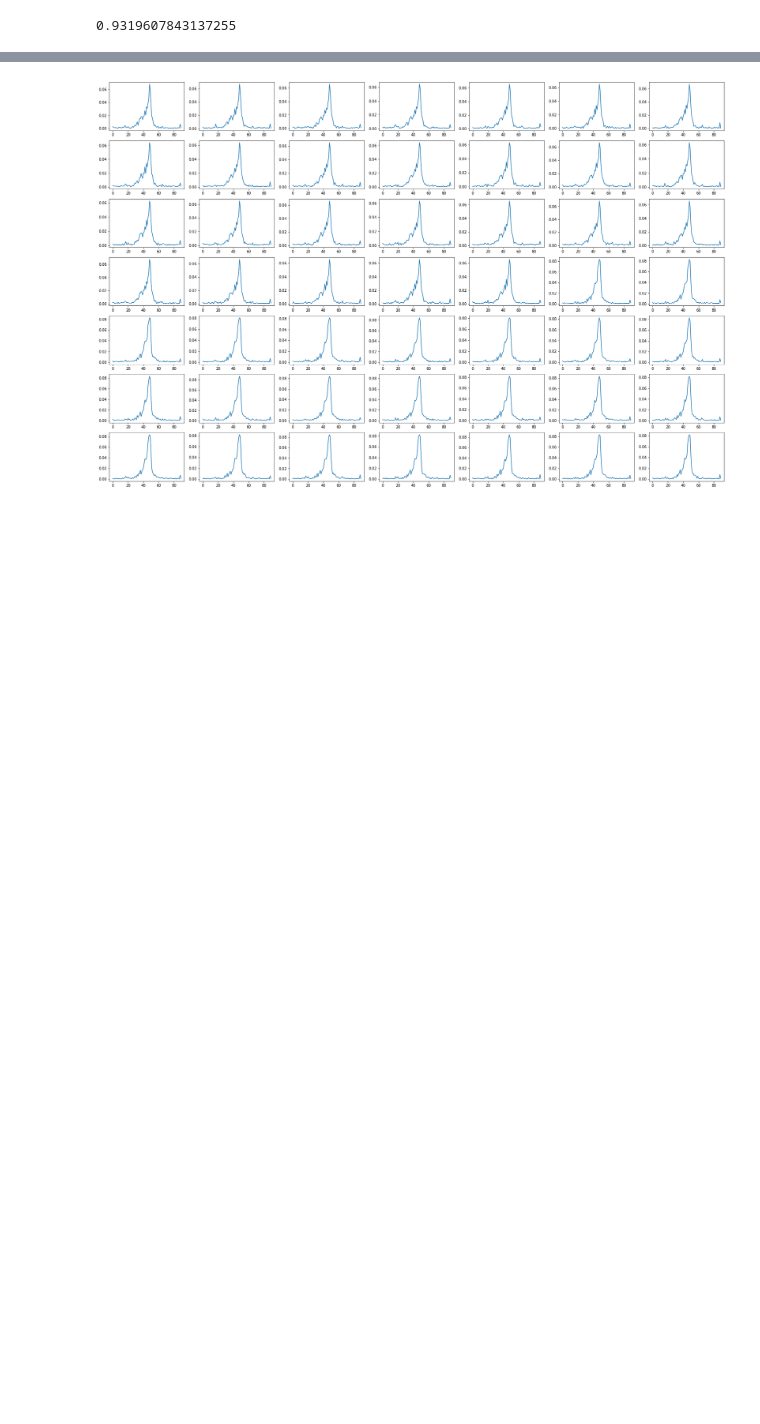
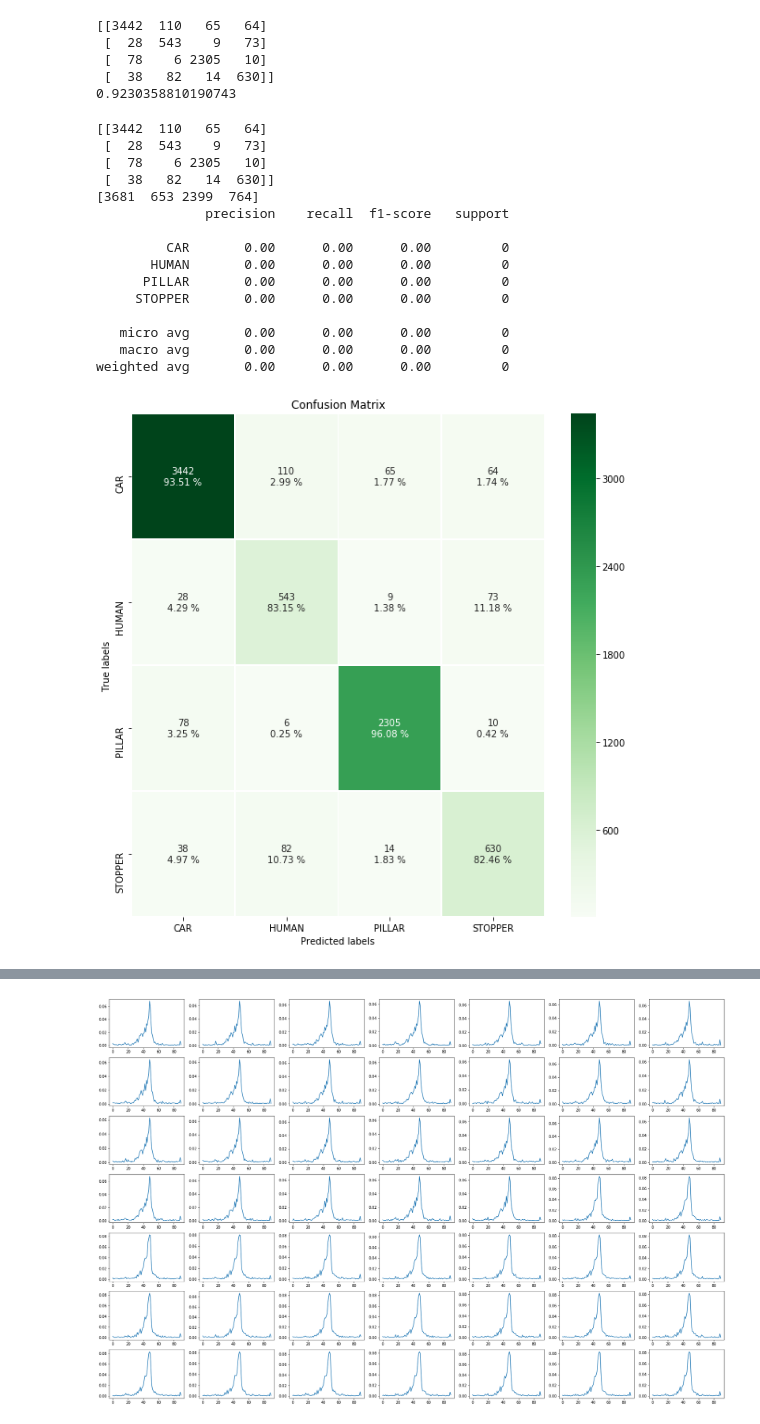
Before and after one commit to KamalByanjankar/MinimizeFeatureVectorUsingPCA, a Jupyter notebook: Implementation_of_ML.ipynb, the cells around one changed output, grey strips where cells are left out. Cells and saved outputs as stored; diff of their text form; code cells hidden in the pictures; blank space fills up the shorter version.

Commit message:
Confusion matrix added

```diff
--- a/Implementation_of_ML.ipynb
+++ b/Implementation_of_ML.ipynb
@@ -63,8 +63,8 @@ stopper_fft = get_fft_set(stopper)
 # %%
 car = car_front_fft + car_back_fft + car_side_fft
 human = human_A_fft + human_B_fft + human_C_fft
-X = car + human + pillar_fft + stopper_fft
-y = len(car)*['Car'] + len(human)*['Human'] + len(pillar_fft)*['Pillar'] + len(stopper_fft)*['Stopper']
+X = car + human + pillar_1_fft + stopper_fft
+y = len(car)*['Car'] + len(human)*['Human'] + len(pillar_1_fft)*['Pillar'] + len(stopper_fft)*['Stopper']
 
 from sklearn.model_selection import train_test_split
 X_train, X_test, y_train, y_test = train_test_split(X, y, test_size=0.40, random_state=42)
@@ -81,19 +112,61 @@ y test data :  (5100,)
 # %%
-from sklearn.neural_network import MLPClassifier
-from sklearn import preprocessing
-
-
-normalized_X_train = preprocessing.normalize(X_train)
-normalized_X_test = preprocessing.normalize(X_test)
-
 clf = MLPClassifier(solver='lbfgs', alpha=1e-5,hidden_layer_sizes=(23,), random_state=5,activation="relu")
 clf.fit(normalized_X_train,y_train)
-y_predict = clf.predict(normalized_X_test)
+result = clf.predict(normalized_X_test)
 
 from sklearn.metrics import accuracy_score
-accuracy_score(y_predict, y_test)
+from sklearn.metrics import confusion_matrix
+print(confusion_matrix(result, y_test))
+print(accuracy_score(result, y_test))
 # %% [output]
-0.9319607843137255
+[[3442  110   65   64]
+ [  28  543    9   73]
+ [  78    6 2305   10]
+ [  38   82   14  630]]
+0.9230358810190743
+# %%
+import seaborn as sns
+import matplotlib.pyplot as plt
+
+cm = confusion_matrix(result, y_test)
+print(cm)
+sum = np.sum(cm, axis=1)
+print(sum)
+fig, ax = plt.subplots(figsize=(10,10))
+
+sns.heatmap(cm, annot=True, ax = ax,linewidths=.5,fmt='g',cmap="Greens"); #annot=True to annotate cells
+
+# labels, title and ticks
+ax.set_xlabel('Predicted labels');
+ax.set_ylabel('True labels');
+ax.set_title('Confusion Matrix');
+counter = 0
+for i in range(0,4):
+    for j in range(0,4):
+        percentage = cm[i][j]/sum[i]
+        t = ax.texts[counter]
+        t.set_text(str(cm[i][j]) + '\n' + str(round(percentage*100,2)) + " %")
+        counter = counter + 1
+ax.xaxis.set_ticklabels(['CAR', 'HUMAN', 'PILLAR', 'STOPPER']); ax.yaxis.set_ticklabels(['CAR', 'HUMAN', 'PILLAR', 'STOPPER']);
+from sklearn.metrics import classification_report
+print(classification_report(y_test, result, ['CAR', 'HUMAN', 'PILLAR', 'STOPPER']))
+# %% [output]
+[[3442  110   65   64]
+ [  28  543    9   73]
+ [  78    6 2305   10]
+ [  38   82   14  630]]
+[3681  653 2399  764]
+              precision    recall  f1-score   support
+
+         CAR       0.00      0.00      0.00         0
+       HUMAN       0.00      0.00      0.00         0
+      PILLAR       0.00      0.00      0.00         0
+     STOPPER       0.00      0.00      0.00         0
+
+   micro avg       0.00      0.00      0.00         0
+   macro avg       0.00      0.00      0.00         0
+weighted avg       0.00      0.00      0.00         0
+[figure, added]
 # %%
 from sklearn.ensemble import RandomForestClassifier
 
```
Also changed, not shown: parts of 6 cells of this notebook.
